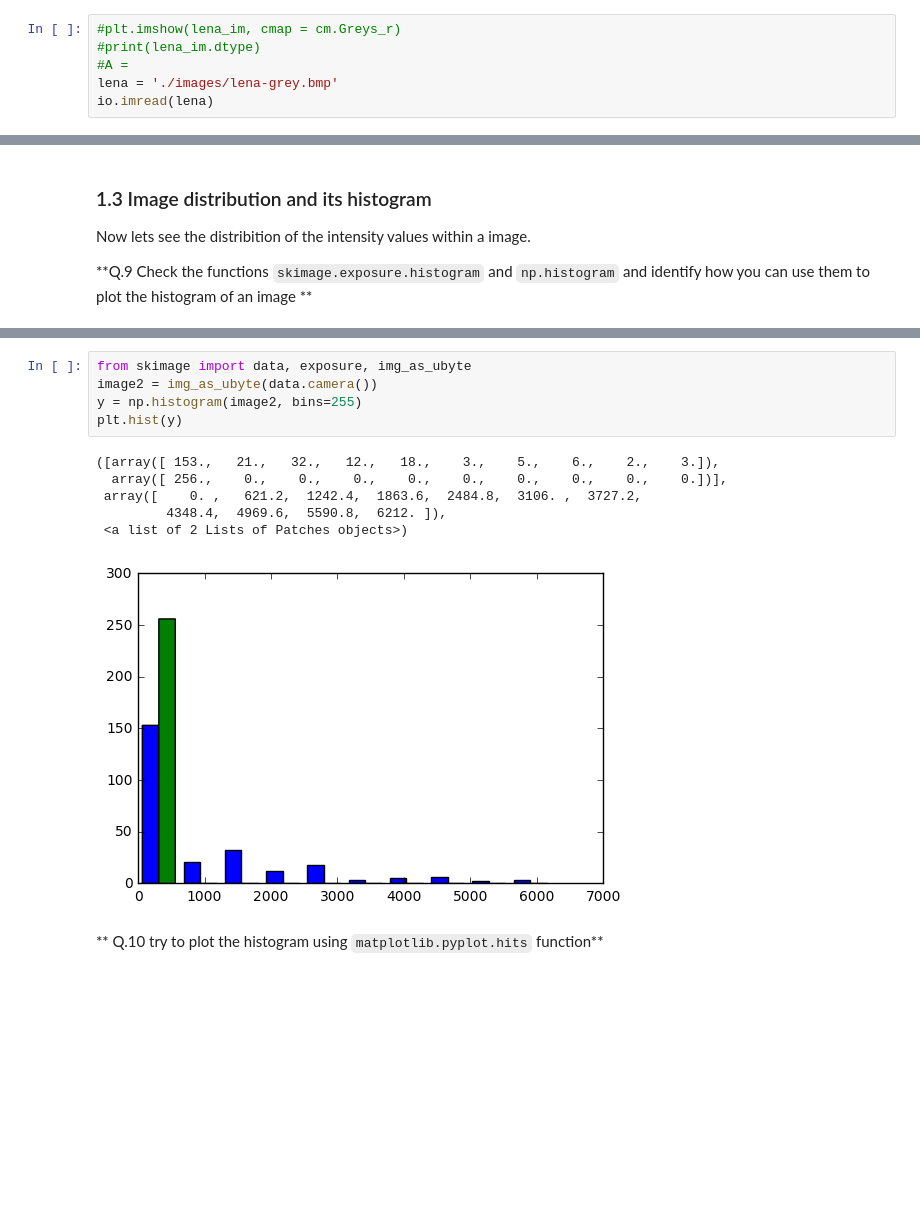
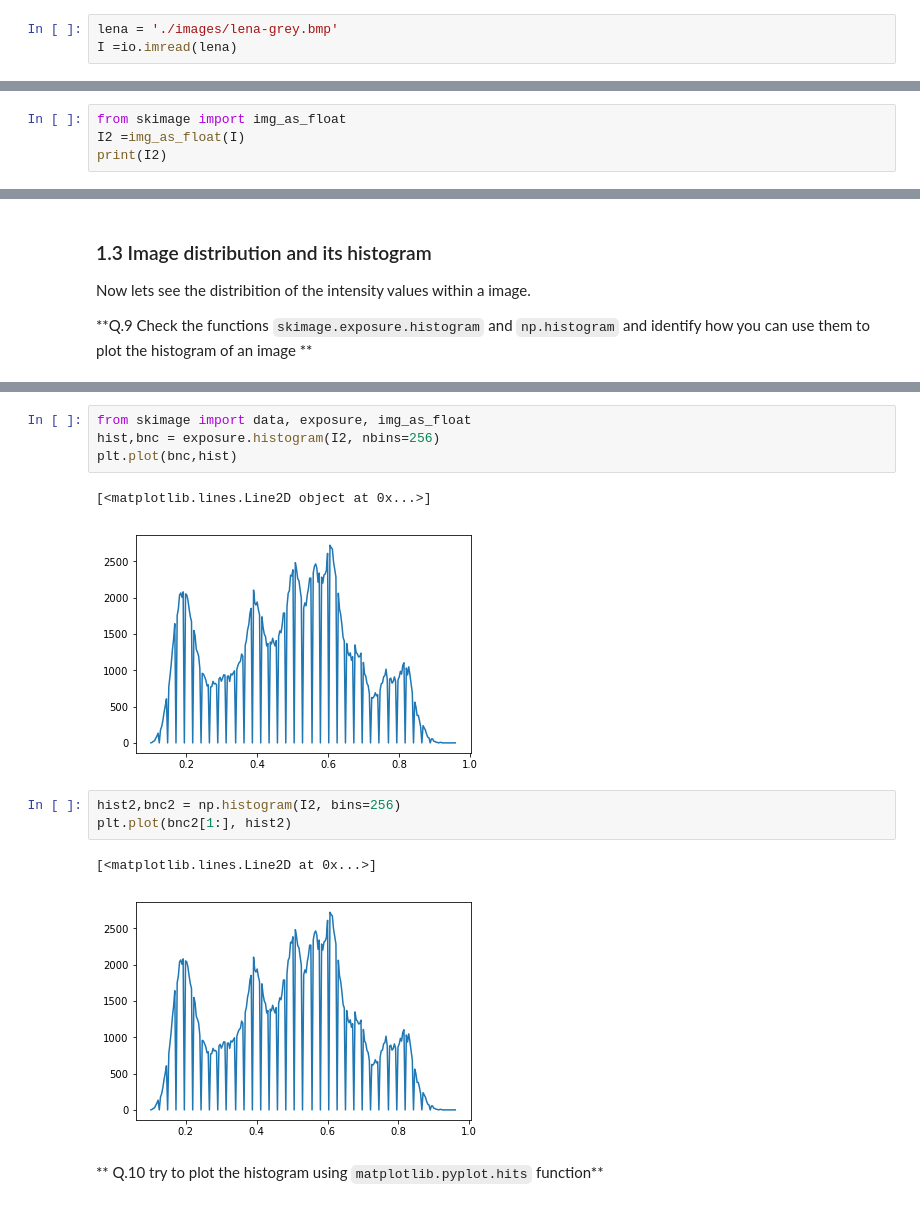
Before and after one commit to brown4eva/B31XB-IIP-TP-1718, a Jupyter notebook: 1-introducion/1-introduction-skimage.ipynb, the cells around one changed output, grey strips where cells are left out. Cells and saved outputs as stored; diff of their text form; blank space fills up the shorter version.

```diff
--- a/1-introducion/1-introduction-skimage.ipynb
+++ b/1-introducion/1-introduction-skimage.ipynb
@@ -112,8 +112,5 @@ It is important to understand which type of data do you obtain once the image is
 
 ** Q.7 Re-open the data from the grey-scale image `lena-grey.bmp` and print the matrix and the type which have been loaded by default.**
 # %%
-#plt.imshow(lena_im, cmap = cm.Greys_r)
-#print(lena_im.dtype)
-#A =
 lena = './images/lena-grey.bmp'
-io.imread(lena)
+I =io.imread(lena)
@@ -139,0 +123,4 @@ print(img_as_float(image))
+# %%
+from skimage import img_as_float
+I2 =img_as_float(I)
+print(I2)
@@ -155,14 +153,15 @@ plt.imshow(x)
-# %%
-from skimage import data, exposure, img_as_ubyte
-image2 = img_as_ubyte(data.camera())
-y = np.histogram(image2, bins=255)
-plt.hist(y)
-# %% [output]
-([array([ 153.,   21.,   32.,   12.,   18.,    3.,    5.,    6.,    2.,    3.]),
-  array([ 256.,    0.,    0.,    0.,    0.,    0.,    0.,    0.,    0.,    0.])],
- array([    0. ,   621.2,  1242.4,  1863.6,  2484.8,  3106. ,  3727.2,
-         4348.4,  4969.6,  5590.8,  6212. ]),
- <a list of 2 Lists of Patches objects>)
-[figure, removed]
+# %%
+from skimage import data, exposure, img_as_float
+hist,bnc = exposure.histogram(I2, nbins=256)
+plt.plot(bnc,hist)
+# %% [output]
+[<matplotlib.lines.Line2D object at 0x...>]
+[figure, added]
+# %%
+hist2,bnc2 = np.histogram(I2, bins=256)
+plt.plot(bnc2[1:], hist2)
+# %% [output]
+[<matplotlib.lines.Line2D at 0x...>]
+[figure, added]
 # %% [markdown]
 ** Q.10 try to plot the histogram using `matplotlib.pyplot.hits` function**
```
Also changed, not shown: parts of 5 cells of this notebook, 3 other files.
